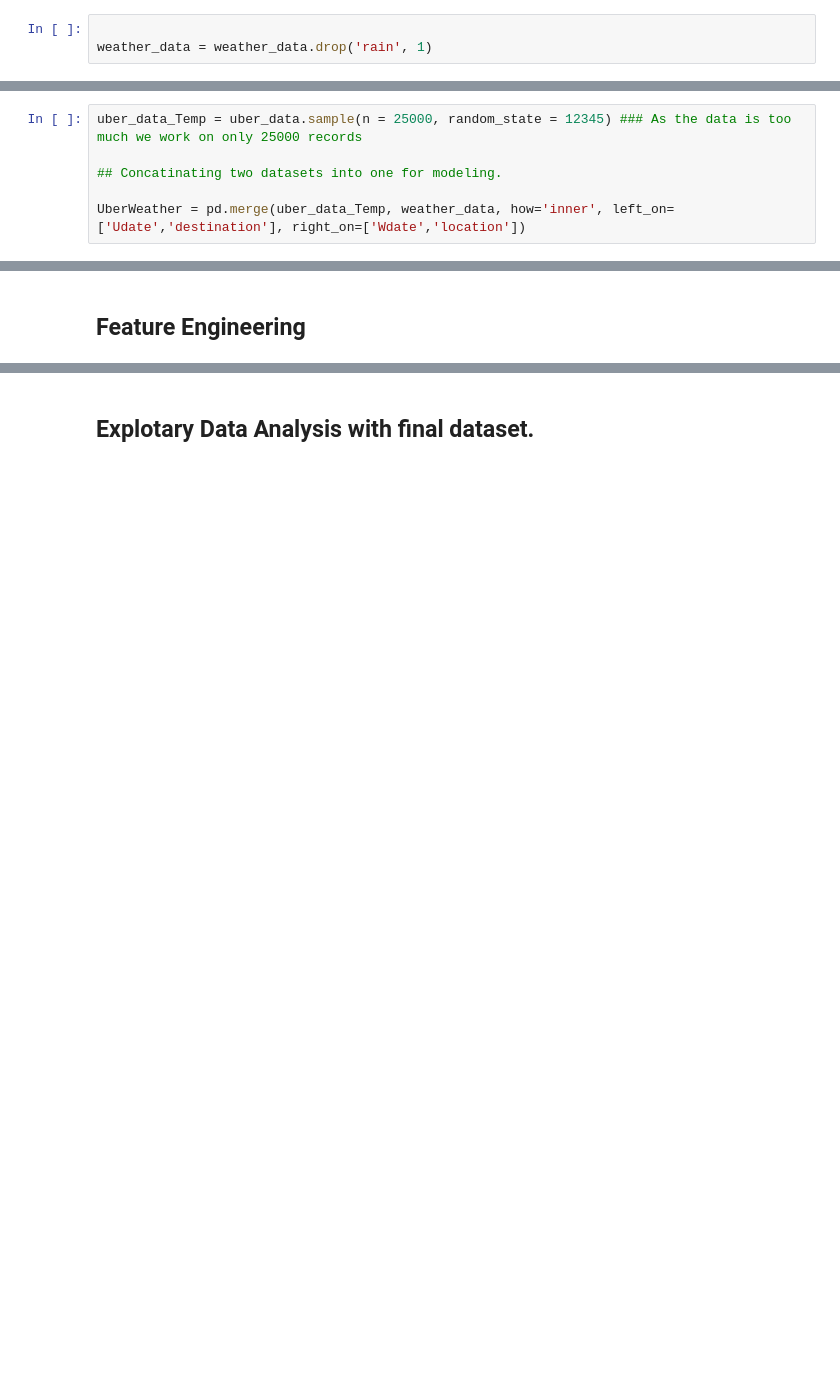
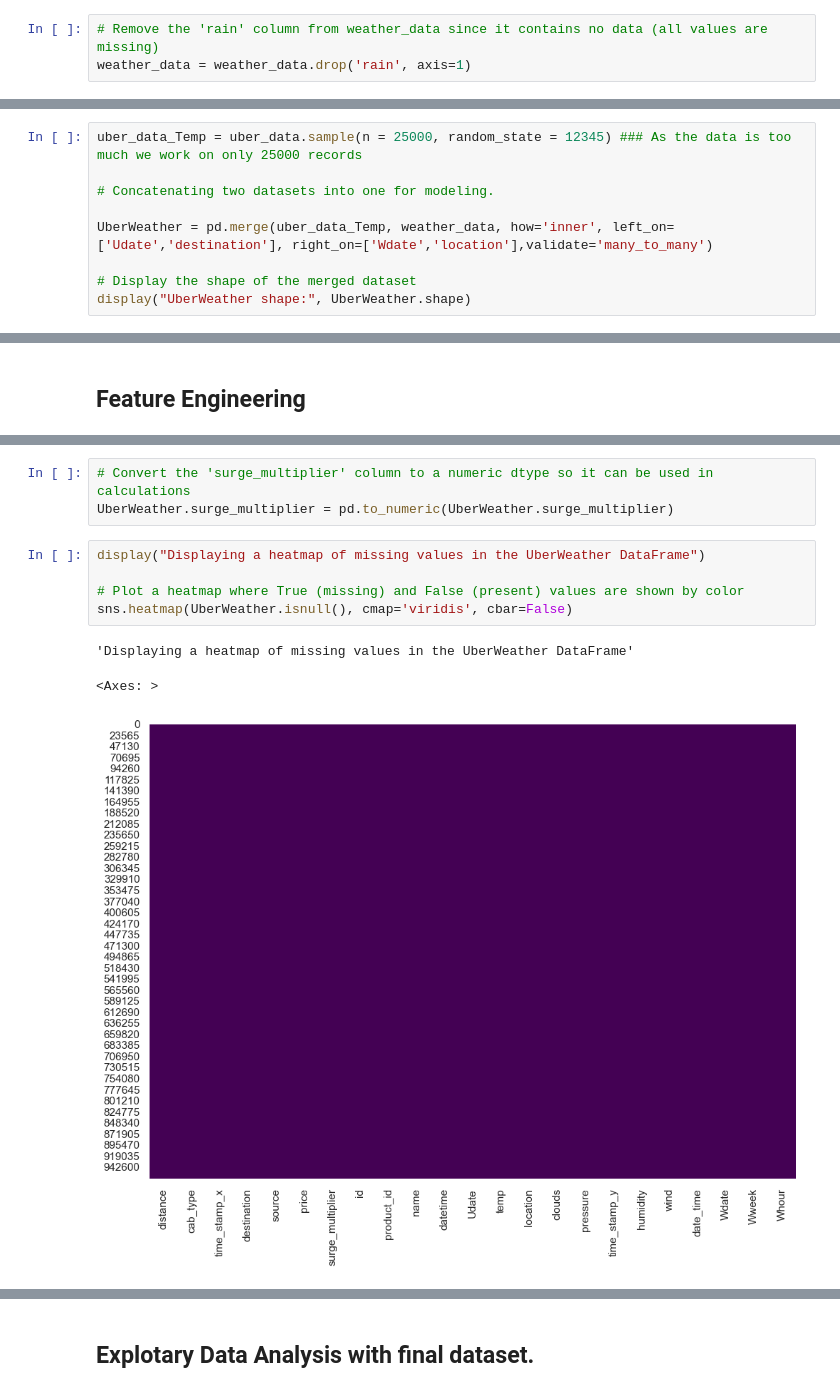
Before and after one commit to mascarenhasneil/UberPricePrediction, a Jupyter notebook: UberPricePrediction-Notebook.ipynb, the cells around one changed output, grey strips where cells are left out. Saved outputs shown, nothing was run; the diff lists cells and outputs as text; blank space fills up the shorter version.

```diff
--- a/UberPricePrediction-Notebook.ipynb
+++ b/UberPricePrediction-Notebook.ipynb
@@ -193,9 +213,9 @@ Our analysis and prediction is on Uber Cars only therefore we select only uber a
 uber_data = uber_data.loc[uber_data['cab_type'] == 'Uber']
 # %% [markdown]
 We drop rain collumn as there was no rain entire year. therefore it has missing values. We remove it as to avoid errors in prediction.
-# %%
-
-weather_data = weather_data.drop('rain', 1)
+# %%
+# Remove the 'rain' column from weather_data since it contains no data (all values are missing)
+weather_data = weather_data.drop('rain', axis=1)
 # %% [markdown]
 Convering timeStamp to Date time format for better analysis and modeling.
 # %%
@@ -256,6 +282,9 @@ weather_data.loc[0:50,]
 # %%
 uber_data_Temp = uber_data.sample(n = 25000, random_state = 12345) ### As the data is too much we work on only 25000 records
 
-## Concatinating two datasets into one for modeling.
+# Concatenating two datasets into one for modeling.
 
-UberWeather = pd.merge(uber_data_Temp, weather_data, how='inner', left_on=['Udate','destination'], right_on=['Wdate','location'])
+UberWeather = pd.merge(uber_data_Temp, weather_data, how='inner', left_on=['Udate','destination'], right_on=['Wdate','location'],validate='many_to_many')
+
+# Display the shape of the merged dataset
+display("UberWeather shape:", UberWeather.shape)
@@ -352,0 +358,12 @@ UberWeather.groupby('cab_type').count()
+# %%
+# Convert the 'surge_multiplier' column to a numeric dtype so it can be used in calculations
+UberWeather.surge_multiplier = pd.to_numeric(UberWeather.surge_multiplier)
+# %%
+display("Displaying a heatmap of missing values in the UberWeather DataFrame")
+
+# Plot a heatmap where True (missing) and False (present) values are shown by color
+sns.heatmap(UberWeather.isnull(), cmap='viridis', cbar=False)
+# %% [output]
+'Displaying a heatmap of missing values in the UberWeather DataFrame'
+<Axes: >
+[figure, added]
```
Also changed, not shown: parts of 122 cells of this notebook.
